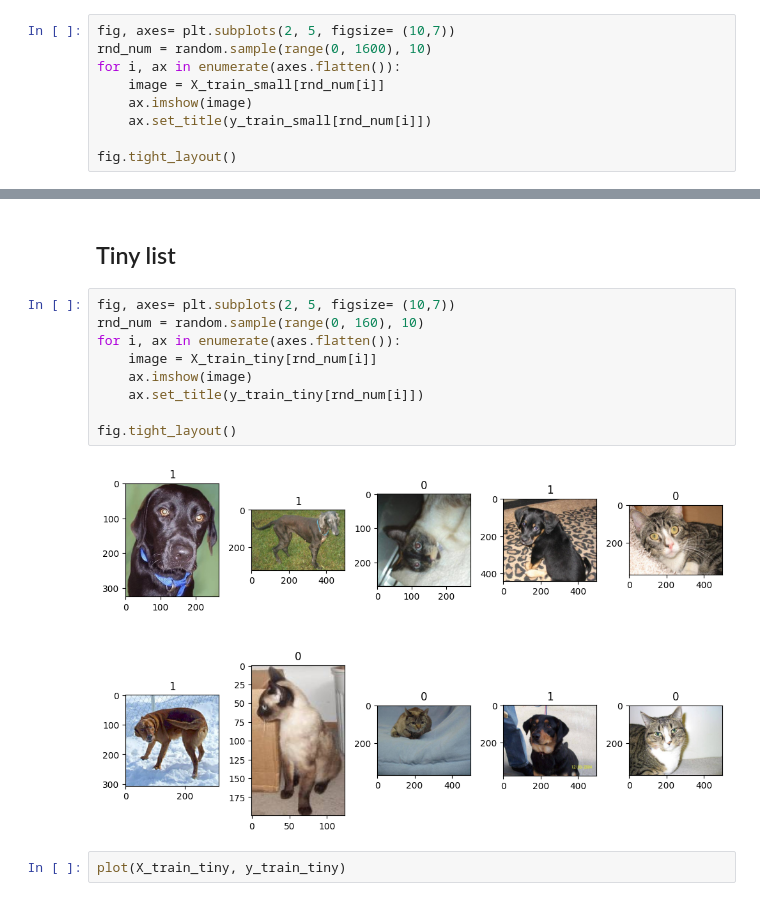
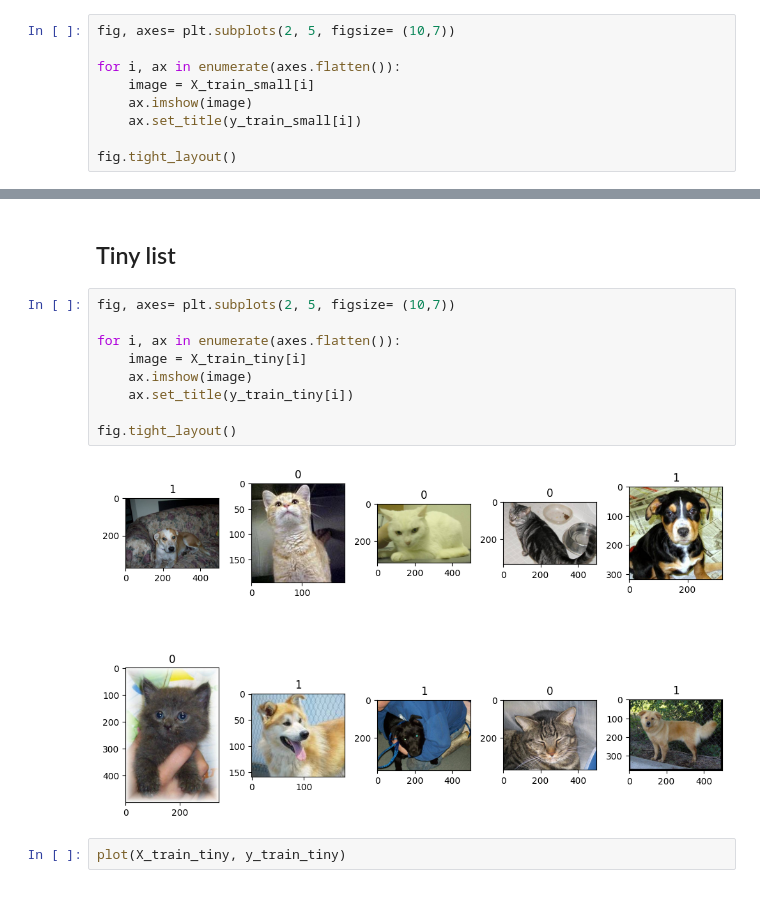
Before and after one commit to BrutalFrost/Artificial_Intelligence_Hampus_Erlandsson_OPA23, a Jupyter notebook: Lab_2/Lab_2.ipynb, the cells around one changed output, grey strips where cells are left out. Saved outputs shown, nothing was run; the diff lists cells and outputs as text.

```diff
--- a/Lab_2/Lab_2.ipynb
+++ b/Lab_2/Lab_2.ipynb
@@ -194,11 +203,11 @@ def plot(images, labels):
 ## Small list
 # %%
 fig, axes= plt.subplots(2, 5, figsize= (10,7))
-rnd_num = random.sample(range(0, 1600), 10)
+
 for i, ax in enumerate(axes.flatten()):
-    image = X_train_small[rnd_num[i]]
+    image = X_train_small[i]
     ax.imshow(image)
-    ax.set_title(y_train_small[rnd_num[i]])
+    ax.set_title(y_train_small[i])
 
 fig.tight_layout()
 # %% [output]
@@ -214,15 +223,15 @@ Passing `palette` without assigning `hue` is deprecated and will be removed in v
 ## Tiny list
 # %%
 fig, axes= plt.subplots(2, 5, figsize= (10,7))
-rnd_num = random.sample(range(0, 160), 10)
+
 for i, ax in enumerate(axes.flatten()):
-    image = X_train_tiny[rnd_num[i]]
+    image = X_train_tiny[i]
     ax.imshow(image)
-    ax.set_title(y_train_tiny[rnd_num[i]])
+    ax.set_title(y_train_tiny[i])
 
 fig.tight_layout()
 # %% [output]
-[figure, old version]
+[figure, new version]
 # %%
 plot(X_train_tiny, y_train_tiny)
 # %% [output]
```
Also changed, not shown: parts of 17 cells of this notebook.
